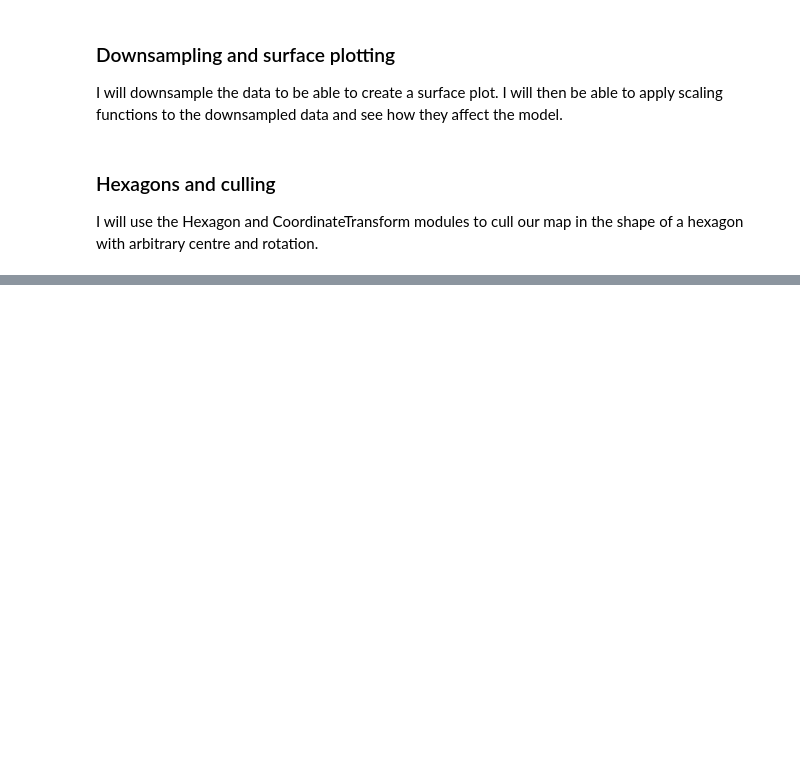
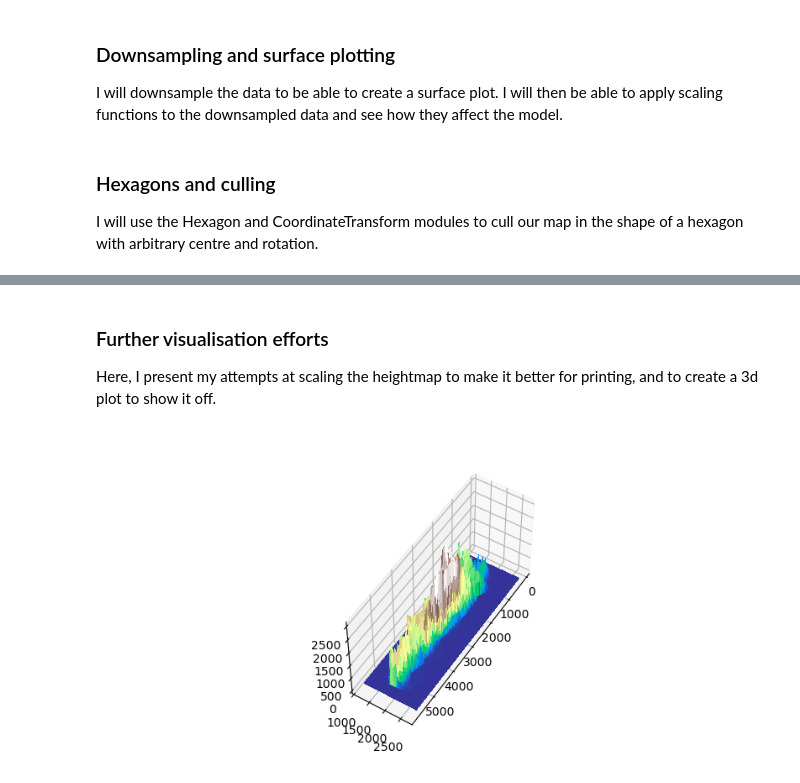
Before and after one commit to DAndrewA/TopographicalHexagons, a Jupyter notebook: main.ipynb, the cells around one changed output, grey strips where cells are left out. Cells and saved outputs as stored; diff of their text form; code cells hidden in the pictures; blank space fills up the shorter version.

```diff
--- a/main.ipynb
+++ b/main.ipynb
@@ -215,2 +244,21 @@ ValueError: cannot reshape array of size 4 into shape (2,1)
+# %% [markdown]
+### Further visualisation efforts
+
+Here, I present my attempts at scaling the heightmap to make it better for printing, and to create a 3d plot to show it off.
+# %%
+%matplotlib widget
+# 3d plot of newD before any scaling is applied
+scaleD = newD.copy()
+scaleD = scaleD[1070:2740,240:5680]
+scaleX = X[1070:2740,240:5680]
+scaleY = Y[1070:2740,240:5680]
+
+fig = plt.figure(figsize = (8,4))
+ax = fig.add_subplot(111, projection='3d')
+ax.plot_surface(scaleX,scaleY,scaleD,rcount=60,ccount=60,cmap='terrain',antialiased=False)
+ax.view_init(50,32)
+ax.set_box_aspect((np.ptp(scaleX), np.ptp(scaleY),np.ptp(scaleD)))
+# %% [output]
+[figure, added]
 # %%
 scaleD = newD.copy()
```
Also changed, not shown: parts of 8 cells of this notebook, 2 other files.
